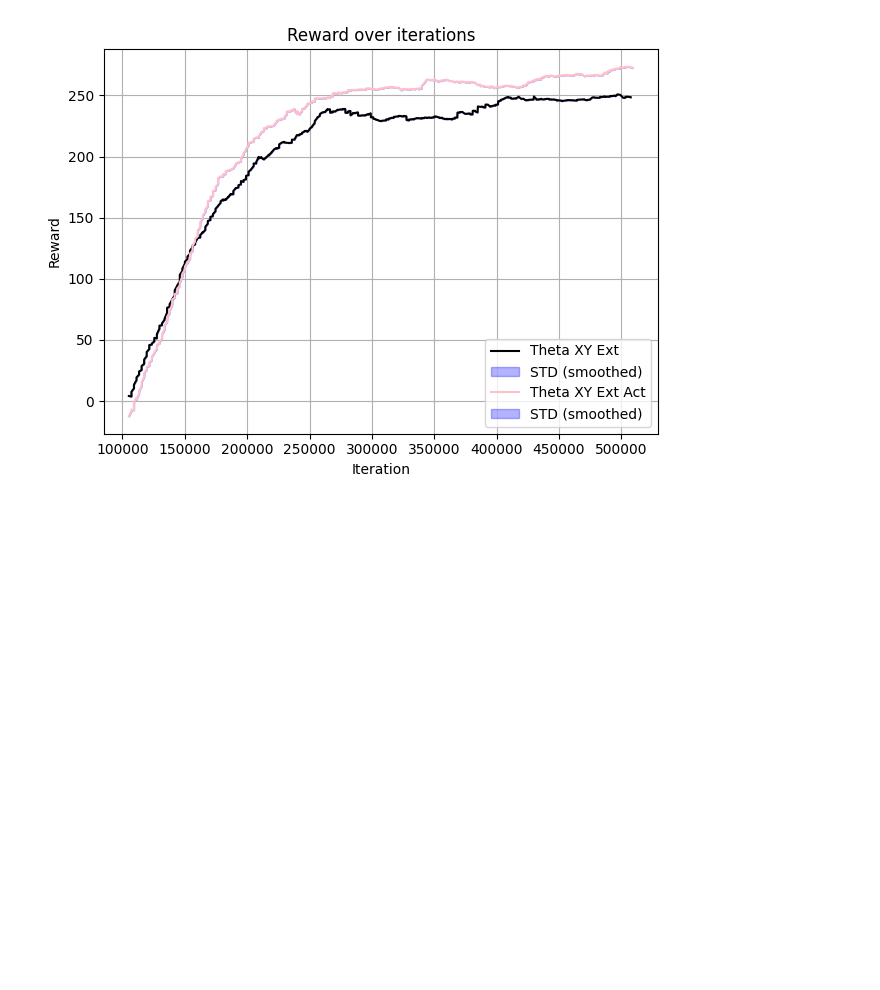
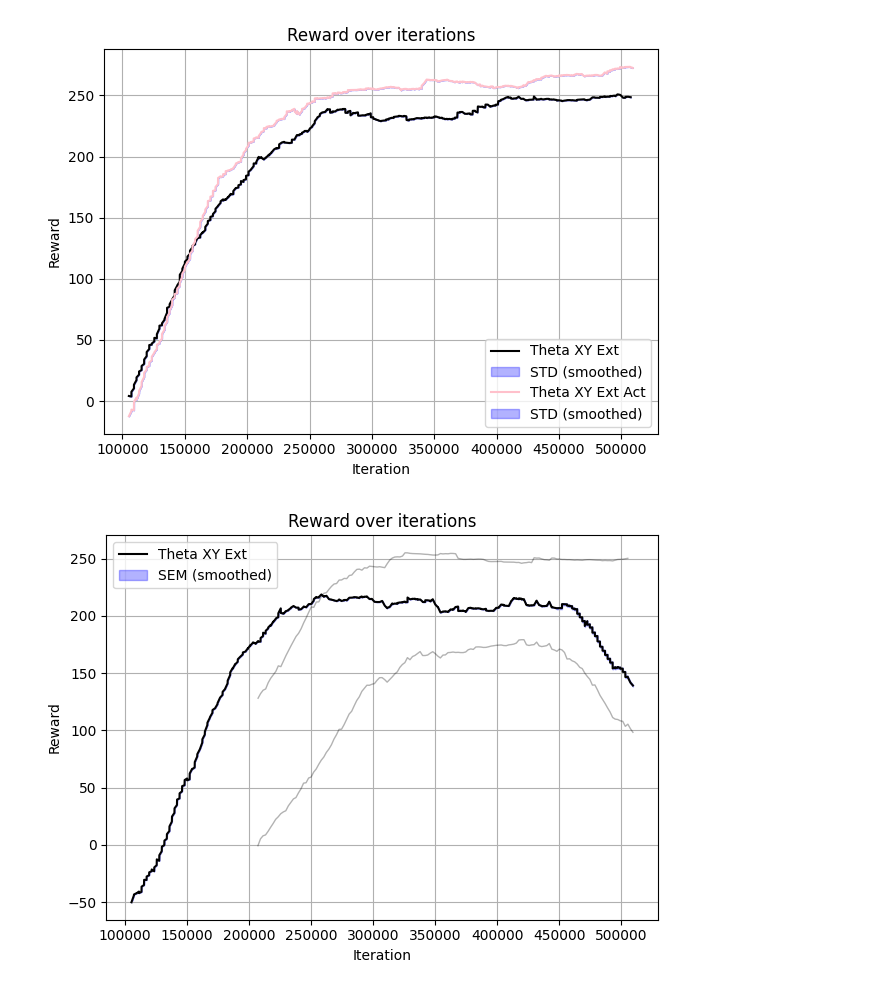
Before and after one commit to Marchma0/PLDAC-2024-2025, a Jupyter notebook: src/utils/graph.ipynb, the cells around one changed output. Drawn from its saved outputs; the diff is of its cells as text; code cells hidden in the pictures; blank space fills up the shorter version.

Commit message:
modification de la fonction graph

```diff
--- a/src/utils/graph.ipynb
+++ b/src/utils/graph.ipynb
@@ -107,6 +107,7 @@ def plot_with_variability(data, labels, colors, stat='mean', variability='std',
         smoothed_iters = iterations[(smooth_window - 1):]
 
         # Plot
+
         #plt.figure(figsize=(10, 6))
 
         if show_runs:
@@ -116,13 +117,13 @@ def plot_with_variability(data, labels, colors, stat='mean', variability='std',
                 if len(vals) >= smooth_window:
                     smoothed_vals = moving_average(np.array(vals), smooth_window)
                     smoothed_it = iters[(smooth_window - 1):]
-                    plt.plot(smoothed_it, smoothed_vals, color='gray', alpha=0.3, linewidth=1)
+                    plt.plot(smoothed_it, smoothed_vals, color=colors[i], alpha=0.3, linewidth=1)
 
         # Courbe moyenne/mediane + bande
         plt.plot(smoothed_iters, smoothed_stat, color= colors[i],label=f'{labels[i]}')
         plt.fill_between(smoothed_iters,
-                        smoothed_stat - smoothed_var,
-                        smoothed_stat + smoothed_var,
+                        smoothed_stat - 3*smoothed_var,
+                        smoothed_stat + 3*smoothed_var,
                         color='blue', alpha=0.3, label=f'{variability.upper()} (smoothed)')
         i+=1
 
@@ -137,16 +138,16 @@ def plot_with_variability(data, labels, colors, stat='mean', variability='std',
 # %%
 # Liste des chemins pour chaque type de fichier
 files_path = {
-    "van": ["data/vanille/seed0/db.pickle.bzip2", "data/vanille/seed1/db.pickle.bzip2"],
-    "van_act": ["data/vanille_act/seed0/db.pickle.bzip2", "data/vanille_act/seed1/db.pickle.bzip2"],
-    "theta_ext": ["data/theta_ext/seed0/db.pickle.bzip2", "data/theta_ext/seed1/db.pickle.bzip2"],
-    "theta_ext_act": ["data/theta_ext_act/seed0/db.pickle.bzip2", "data/theta_ext_act/seed1/db.pickle.bzip2"],
-    "xy_ext": ["data/xy_ext/seed0/db.pickle.bzip2", "data/xy_ext/seed1/db.pickle.bzip2"],
-    "xy_ext_act": ["data/xy_ext_act/seed0/db.pickle.bzip2", "data/xy_ext_act/seed1/db.pickle.bzip2"],
-    "theta_xy_ext": ["data/theta_xy_ext/seed0/db.pickle.bzip2", "data/theta_xy_ext/seed1/db.pickle.bzip2"],
-    "theta_xy_ext_act": ["data/theta_xy_ext_act/seed0/db.pickle.bzip2", "data/theta_xy_ext_act/seed1/db.pickle.bzip2"],
-    "theta_xy_ext_act3": ["data/theta_xy_ext_act3/seed0/db.pickle.bzip2", "data/theta_xy_ext_act3/seed1/db.pickle.bzip2"],
-    "theta_xy_ext_act4": ["data/theta_xy_ext_act4/seed0/db.pickle.bzip2", "data/theta_xy_ext_act4/seed1/db.pickle.bzip2"]
+    "van": ["data/ll_data/vanille/seed0/db.pickle.bzip2", "data/ll_data/vanille/seed1/db.pickle.bzip2"],
+    "van_act": ["data/ll_data/vanille_act/seed0/db.pickle.bzip2", "data/ll_data/vanille_act/seed1/db.pickle.bzip2"],
+    "theta_ext": ["data/ll_data/theta_ext/seed0/db.pickle.bzip2", "data/ll_data/theta_ext/seed1/db.pickle.bzip2"],
+    "theta_ext_act": ["data/ll_data/theta_ext_act/seed0/db.pickle.bzip2", "data/ll_data/theta_ext_act/seed1/db.pickle.bzip2"],
+    "xy_ext": ["data/ll_data/xy_ext/seed0/db.pickle.bzip2", "data/ll_data/xy_ext/seed1/db.pickle.bzip2"],
+    "xy_ext_act": ["data/ll_data/xy_ext_act/seed0/db.pickle.bzip2", "data/ll_data/xy_ext_act/seed1/db.pickle.bzip2"],
+    "theta_xy_ext": ["data/ll_data/theta_xy_ext/seed0/db.pickle.bzip2", "data/ll_data/theta_xy_ext/seed1/db.pickle.bzip2"],
+    "theta_xy_ext_act": ["data/ll_data/theta_xy_ext_act/seed0/db.pickle.bzip2", "data/ll_data/theta_xy_ext_act/seed1/db.pickle.bzip2"],
+    "theta_xy_ext_act3": ["data/ll_data/theta_xy_ext_act3/seed0/db.pickle.bzip2", "data/ll_data/theta_xy_ext_act3/seed1/db.pickle.bzip2"],
+    "theta_xy_ext_act4": ["data/ll_data/theta_xy_ext_act4/seed0/db.pickle.bzip2", "data/ll_data/theta_xy_ext_act4/seed1/db.pickle.bzip2"]
 }
 
 colors = ['r', 'g', 'b', 'y', 'c', 'm', 'k', 'pink', 'orange', 'purple']
@@ -266,3 +267,10 @@ colors = ['k', 'pink']
 plot_with_variability(graph_theta_xy, labels, colors, stat='mean', variability='std', smooth_window=100, title='Reward over iterations', xlabel="Iteration", ylabel="Reward", show_runs=False)
 # %% [output]
 [figure]
+# %%
+graph_theta_xy = [reward_dict["reward_van"]]
+labels = ["Theta XY Ext"]
+colors = ['k']
+plot_with_variability(graph_theta_xy, labels, colors, stat='mean', variability='sem', smooth_window=100, title='Reward over iterations', xlabel="Iteration", ylabel="Reward", show_runs=True)
+# %% [output]
+[figure, added]
```
